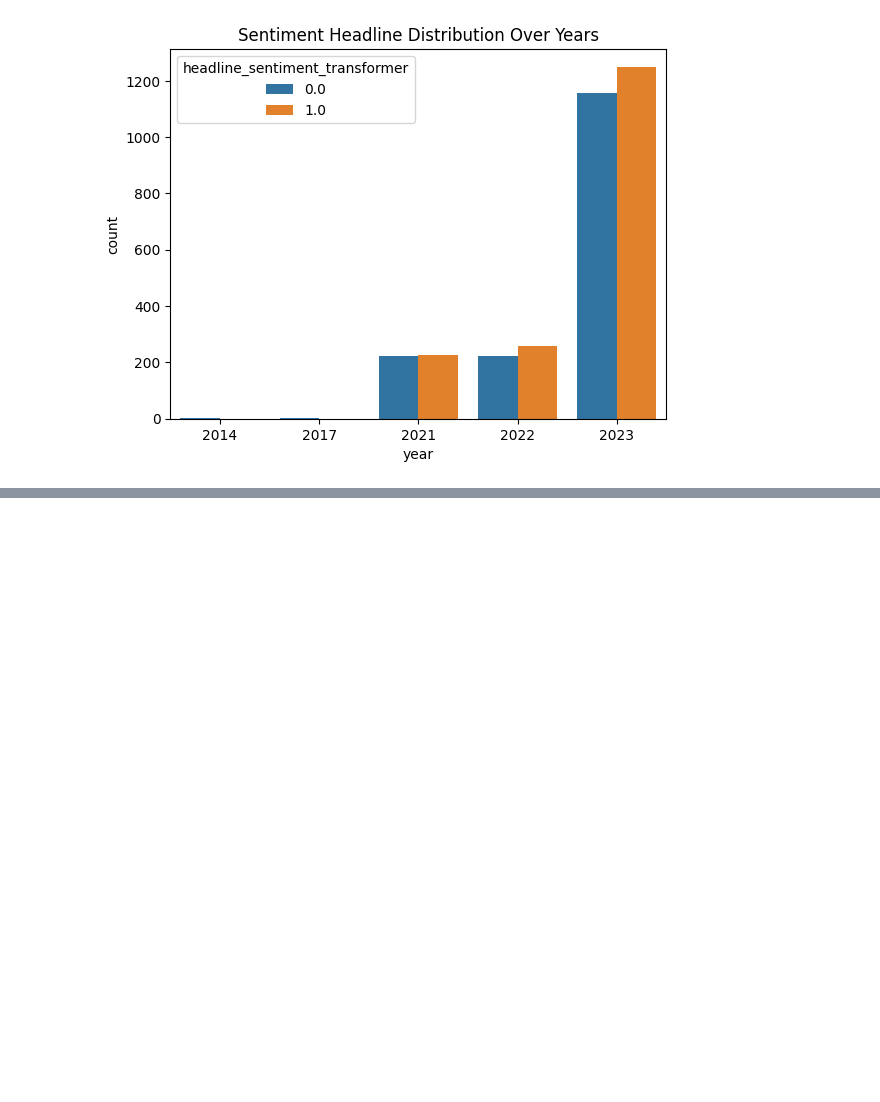
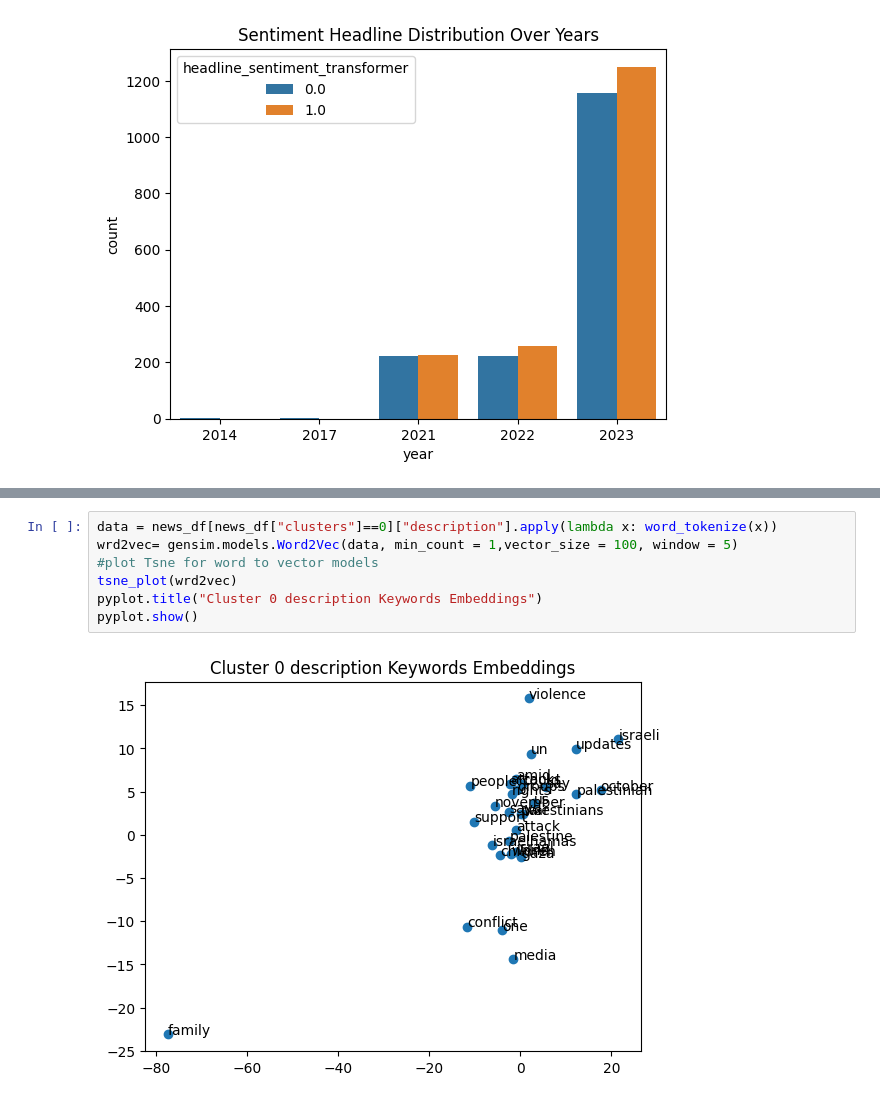
Before and after one commit to Soha85/Soha85, a Jupyter notebook: palestine-israel-news-conflict.ipynb, the cells around one changed output, grey strips where cells are left out. Cells and saved outputs as stored; diff of their text form; blank space fills up the shorter version.

```diff
--- a/palestine-israel-news-conflict.ipynb
+++ b/palestine-israel-news-conflict.ipynb
@@ -499,0 +554,9 @@ pyplot.show()
+# %%
+data = news_df[news_df["clusters"]==0]["description"].apply(lambda x: word_tokenize(x))
+wrd2vec= gensim.models.Word2Vec(data, min_count = 1,vector_size = 100, window = 5)
+#plot Tsne for word to vector models
+tsne_plot(wrd2vec)
+pyplot.title("Cluster 0 description Keywords Embeddings")
+pyplot.show()
+# %% [output]
+[figure, added]
```
Also changed, not shown: parts of 17 cells of this notebook.
